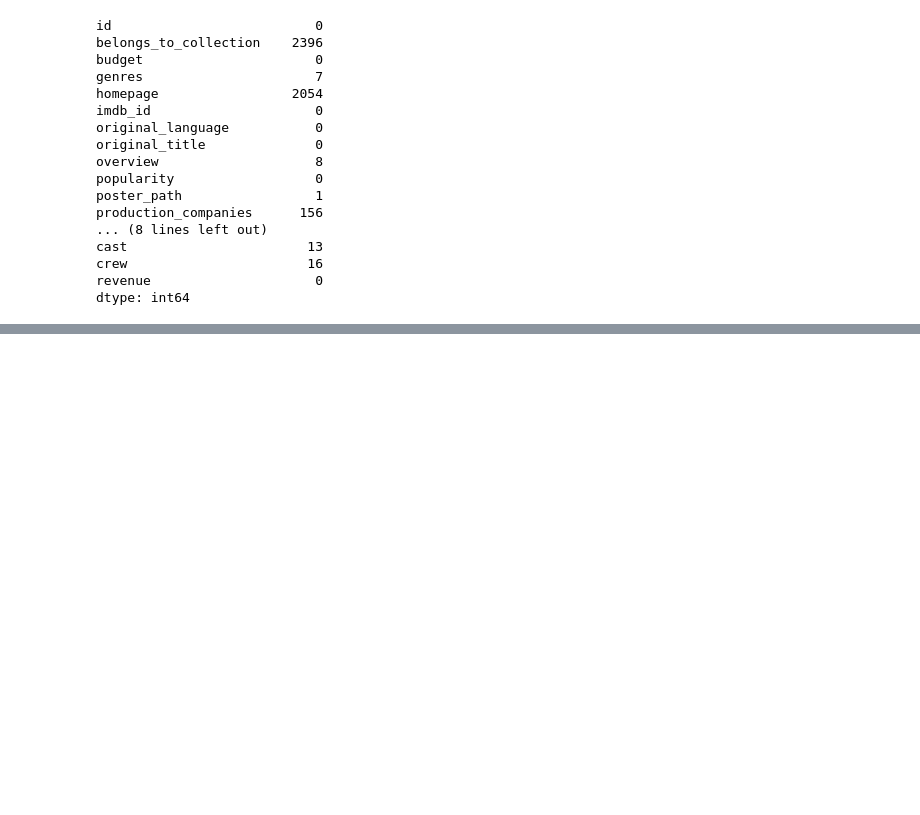
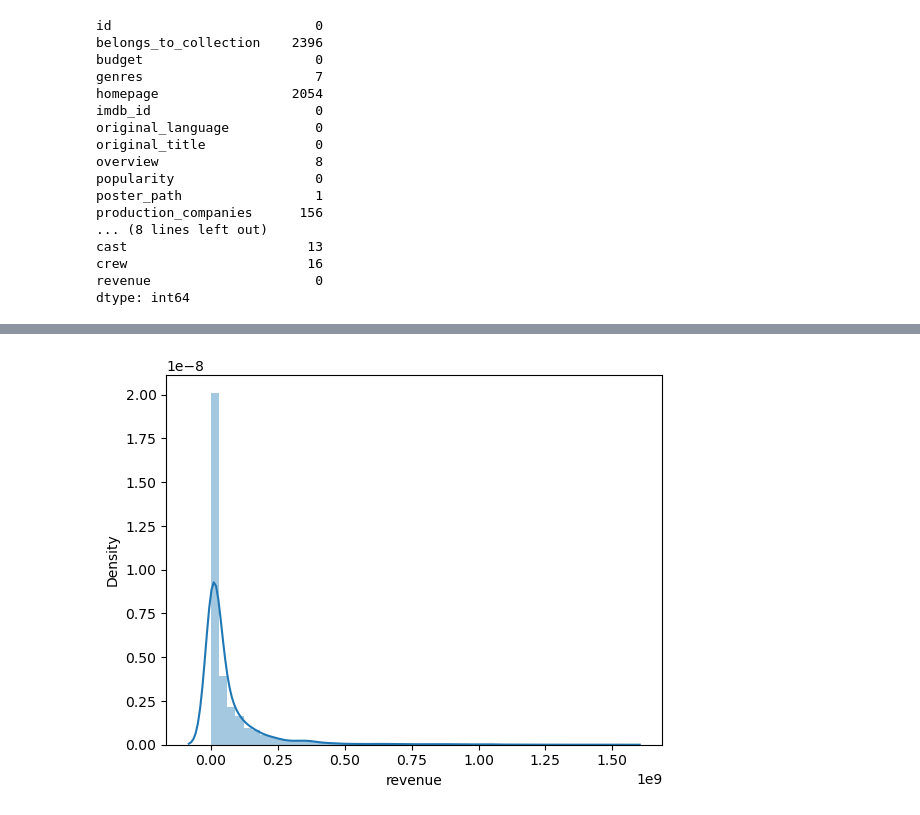
Before and after one commit to F1ameX/Machine-learning, a Jupyter notebook: Box-office-prediction_Kaggle/sample.ipynb, the cells around one changed output, grey strips where cells are left out. Saved outputs shown, nothing was run; the diff lists cells and outputs as text; code cells hidden in the pictures; blank space fills up the shorter version.

```diff
--- a/Box-office-prediction_Kaggle/sample.ipynb
+++ b/Box-office-prediction_Kaggle/sample.ipynb
@@ -89,0 +139,5 @@ dtype: int64
+# %%
+sns.distplot(train.revenue)
+plt.show()
+# %% [output]
+[figure, added]
```
Also changed, not shown: parts of 15 cells of this notebook.
